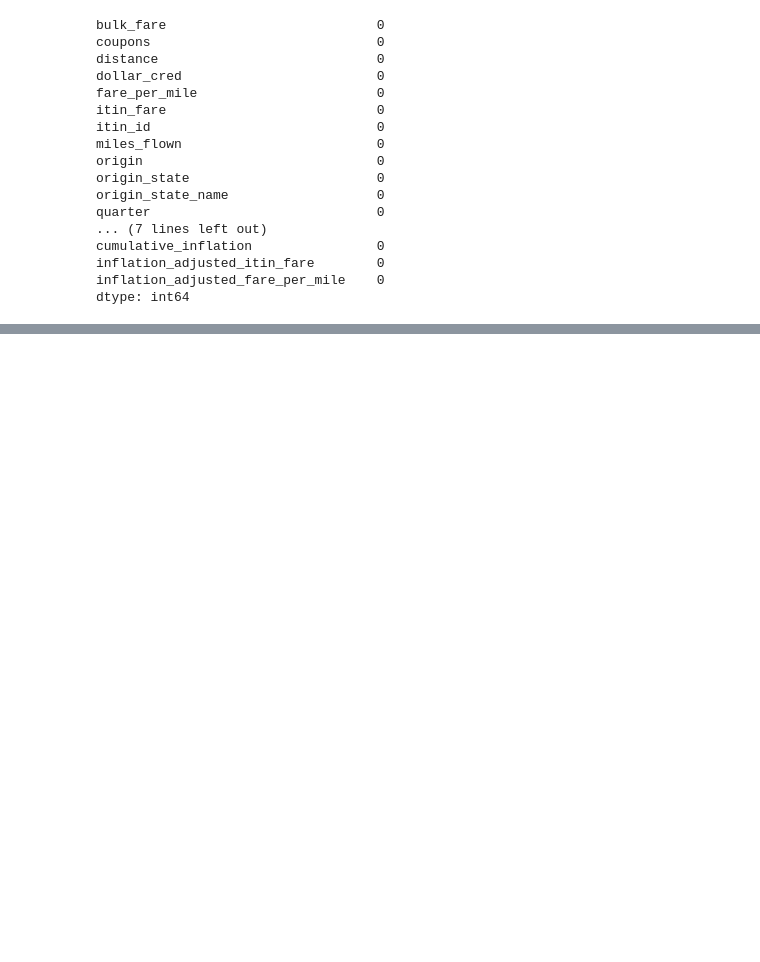
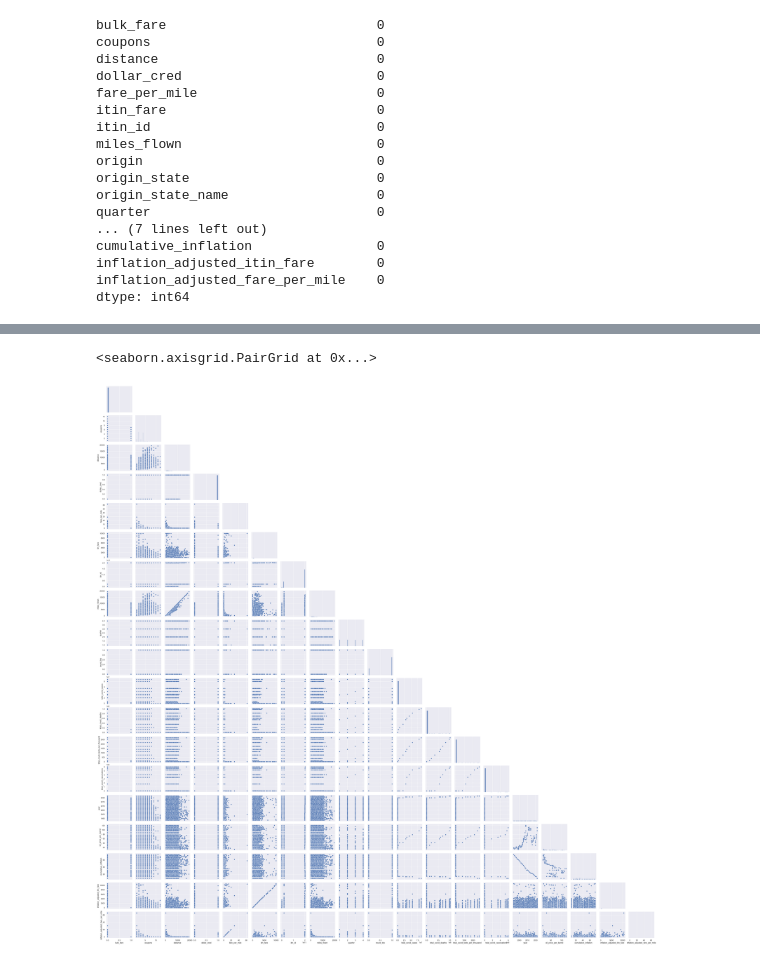
Before and after one commit to ANRSaan/DA-Capstone, a Jupyter notebook: Airline Price Capstone.ipynb, the cells around one changed output, grey strips where cells are left out. Drawn from its saved outputs; the diff is of its cells as text; code cells hidden in the pictures; blank space fills up the shorter version.

```diff
--- a/Airline Price Capstone.ipynb
+++ b/Airline Price Capstone.ipynb
@@ -847,0 +855,5 @@ df
+# %%
+sns.pairplot(df, corner=True)
+# %% [output]
+<seaborn.axisgrid.PairGrid at 0x...>
+[figure, added]
```
Also changed, not shown: parts of 47 cells of this notebook.
